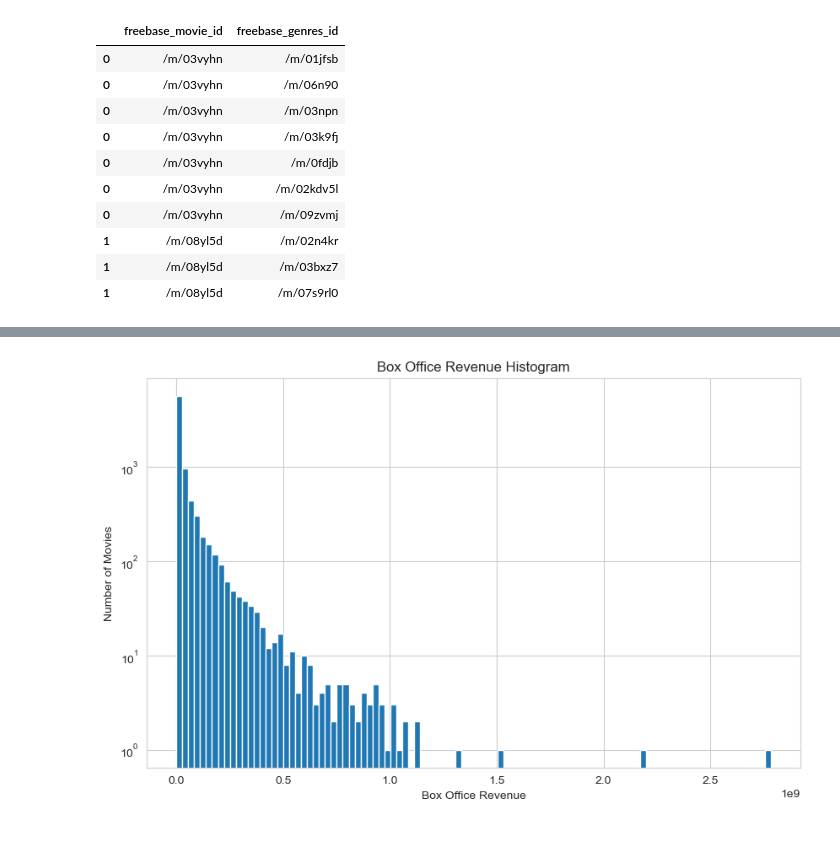
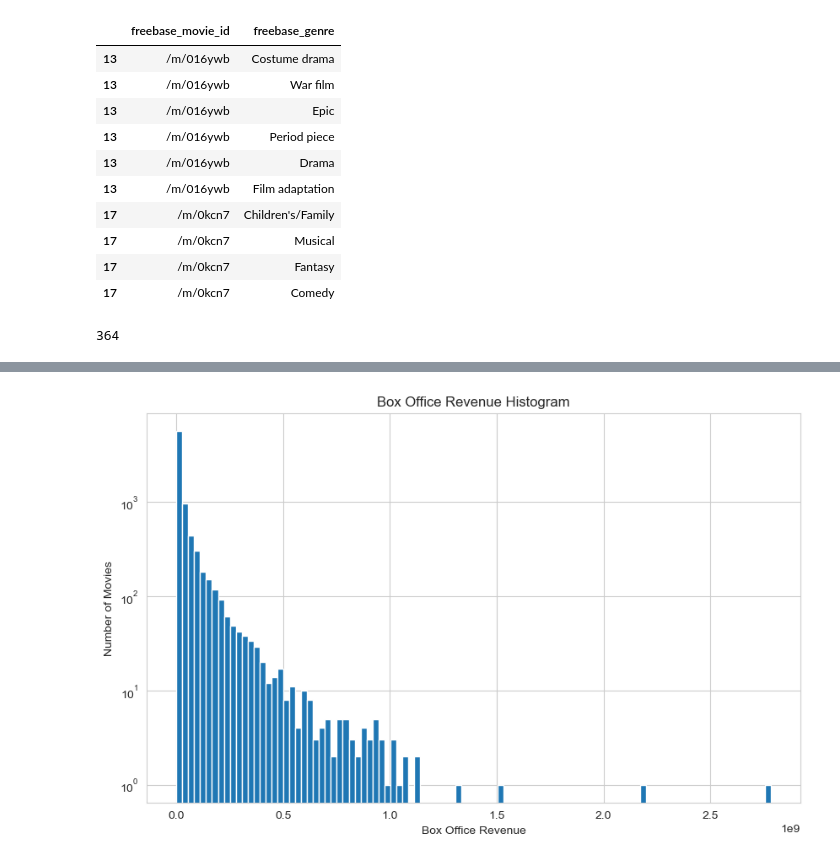
Before and after one commit to epfl-ada/ada-2023-project-adhd2023, a Jupyter notebook: Movies.ipynb, the cells around one changed output, grey strips where cells are left out. Cells and saved outputs as stored; diff of their text form; code cells hidden in the pictures.

```diff
--- a/Movies.ipynb
+++ b/Movies.ipynb
@@ -96,0 +79,14 @@ movie_countries_df.head(10)
+# %%
+# remove movies with no movie_release_date
+movie_metadata_df = movie_metadata_df[movie_metadata_df['movie_release_date'].notnull()]
+
+# keep only movies with movie_release_date between 1947 and 1991
+movie_metadata_df = movie_metadata_df[(movie_metadata_df['movie_release_date'] >= '1947-01-01') & (movie_metadata_df['movie_release_date'] <= '1991-12-31')]
+
+#create a dataframe with only the movie countries
+movie_countries_df = movie_metadata_df[['freebase_movie_id', 'movie_countries']]
+movie_countries_df['movie_countries'] = movie_metadata_df['movie_countries'].apply(json.loads)
+movie_countries_df['movie_countries'] = movie_countries_df['movie_countries'].apply(lambda x: x.values())
+movie_countries_df = movie_countries_df.explode('movie_countries')
+movie_countries_df.rename(columns={'movie_countries':'freebase_countrie'}, inplace=True)
+movie_countries_df = movie_countries_df[movie_countries_df['freebase_countrie'].notna()]
@@ -97,22 +132,27 @@ movie_countries_df.head(10)
 # %%
 #create a dataframe with only the movie genres
 movie_genres_df = movie_metadata_df[['freebase_movie_id', 'movie_genres']]
 movie_genres_df['movie_genres'] = movie_metadata_df['movie_genres'].apply(json.loads)
+movie_genres_df['movie_genres'] = movie_genres_df['movie_genres'].apply(lambda x: x.values())
 movie_genres_df = movie_genres_df.explode('movie_genres')
-movie_genres_df.rename(columns={'movie_genres':'freebase_genres_id'}, inplace=True)
+movie_genres_df.rename(columns={'movie_genres':'freebase_genre'}, inplace=True)
 movie_genres_df.head(10)
 # %% [output]
-|  | freebase_movie_id | freebase_genres_id |
-| 0 | /m/03vyhn | /m/01jfsb |
-| 0 | /m/03vyhn | /m/06n90 |
-| 0 | /m/03vyhn | /m/03npn |
-| 0 | /m/03vyhn | /m/03k9fj |
-| 0 | /m/03vyhn | /m/0fdjb |
-| 0 | /m/03vyhn | /m/02kdv5l |
-| 0 | /m/03vyhn | /m/09zvmj |
-| 1 | /m/08yl5d | /m/02n4kr |
-| 1 | /m/08yl5d | /m/03bxz7 |
-| 1 | /m/08yl5d | /m/07s9rl0 |
+|  | freebase_movie_id | freebase_genre |
+| 13 | /m/016ywb | Costume drama |
+| 13 | /m/016ywb | War film |
+| 13 | /m/016ywb | Epic |
+| 13 | /m/016ywb | Period piece |
+| 13 | /m/016ywb | Drama |
+| 13 | /m/016ywb | Film adaptation |
+| 17 | /m/0kcn7 | Children's/Family |
+| 17 | /m/0kcn7 | Musical |
+| 17 | /m/0kcn7 | Fantasy |
+| 17 | /m/0kcn7 | Comedy |
+# %%
+len(movie_genres_df['freebase_genre'].unique().tolist())
+# %% [output]
+364
 # %%
 #5 biggest box office movies
 movie_metadata_df.sort_values(by=['movie_box_office_revenue'], ascending=False).head(5)
```
Also changed, not shown: parts of 17 cells of this notebook, 7 other files.
